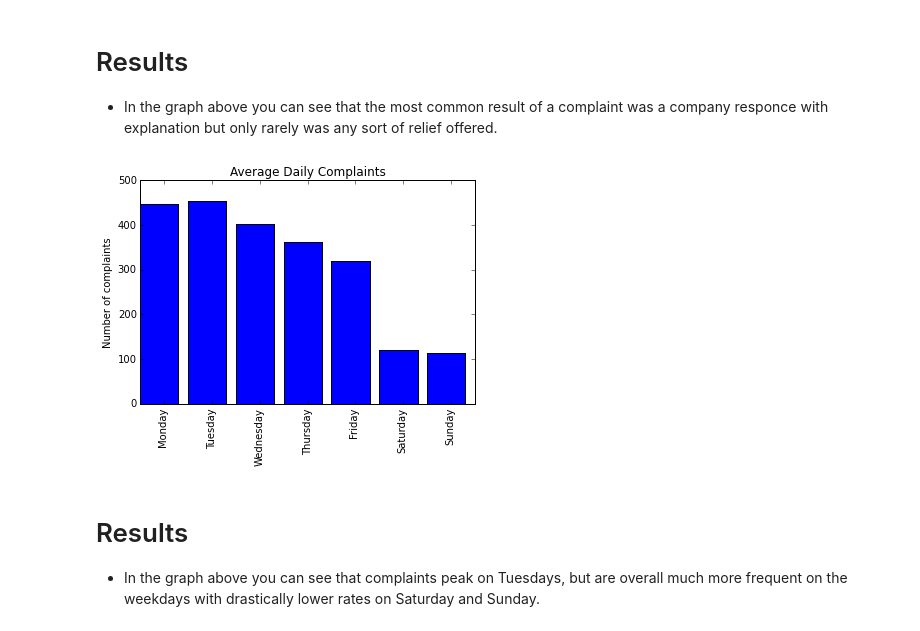
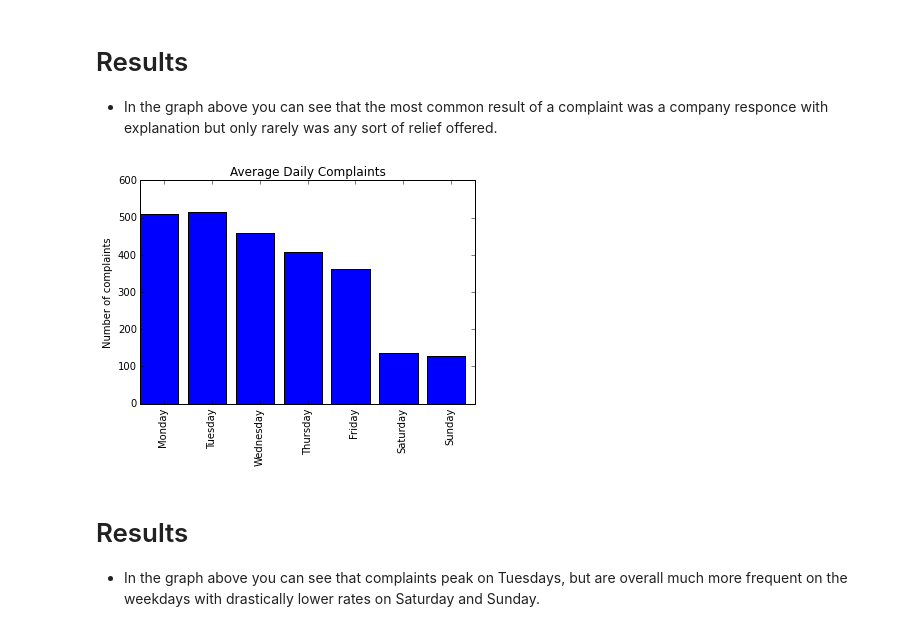
Before and after one commit to Shea-Wolfe/consumer-complaints, a Jupyter notebook: consumer_complaints.ipynb, the cells around one changed output. Saved outputs shown, nothing was run; the diff lists cells and outputs as text; code cells hidden in the pictures.

```diff
--- a/consumer_complaints.ipynb
+++ b/consumer_complaints.ipynb
@@ -43,13 +43,13 @@ complaints.index = pd.to_datetime(dates, format='%m/%d/%Y')
 # %%
 complaints['Weekdays'] = complaints.index.to_series().map(lambda d: d.weekday())
 # %%
-plt.bar(range(7),[complaints[complaints.Weekdays == x].count().mean()/len(complaints[complaints.Weekdays == x].index.unique()) for x in range(7)])
+plt.bar(range(7),[complaints[complaints.Weekdays == x].count().Product/len(complaints[complaints.Weekdays == x].index.unique()) for x in range(7)])
 plt.xticks([x+.5 for x in range(7)], ['Monday','Tuesday','Wednesday','Thursday','Friday','Saturday','Sunday'],rotation=90)
 plt.title('Average Daily Complaints')
 plt.ylabel('Number of complaints')
 plt.show()
 # %% [output]
-[figure, old version]
+[figure, new version]
 # %% [markdown]
 # Results
 
```
Also changed, not shown: parts of 1 cell of this notebook.
